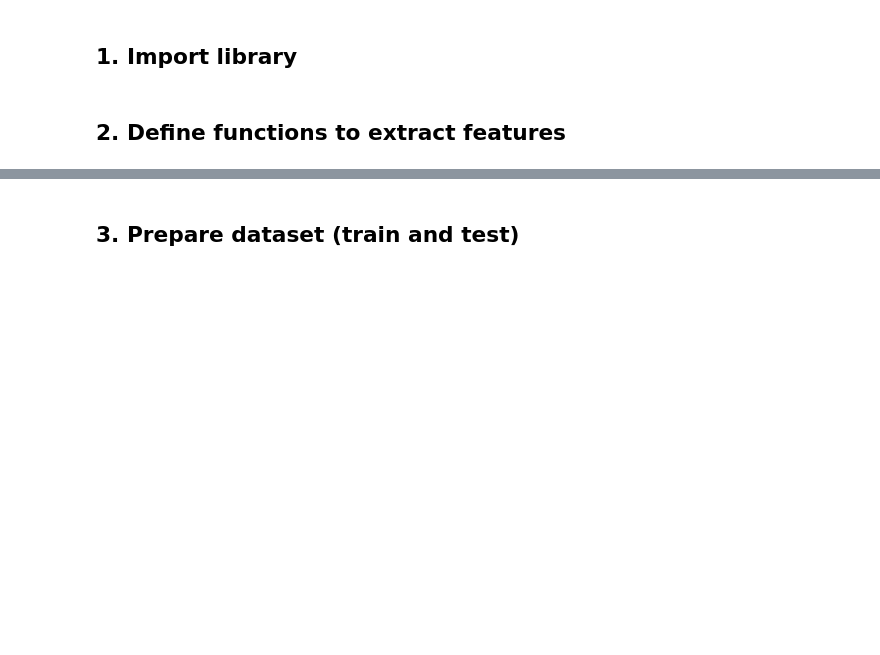
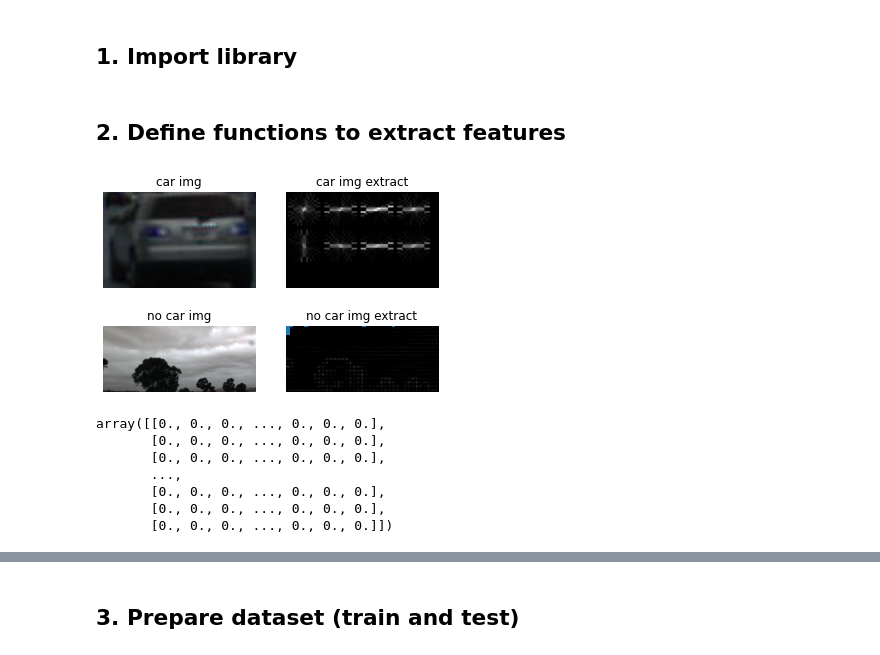
Before and after one commit to Spacider/COMP9517, a Jupyter notebook: COMP9517/proj/proj.ipynb, the cells around one changed output, grey strips where cells are left out. Drawn from its saved outputs; the diff is of its cells as text; code cells hidden in the pictures; blank space fills up the shorter version.

```diff
--- a/COMP9517/proj/proj.ipynb
+++ b/COMP9517/proj/proj.ipynb
@@ -61,0 +84,11 @@ def extract_features(image):
+# %%
+feature_test()
+# %% [output]
+[figure, added]
+array([[0., 0., 0., ..., 0., 0., 0.],
+       [0., 0., 0., ..., 0., 0., 0.],
+       [0., 0., 0., ..., 0., 0., 0.],
+       ...,
+       [0., 0., 0., ..., 0., 0., 0.],
+       [0., 0., 0., ..., 0., 0., 0.],
+       [0., 0., 0., ..., 0., 0., 0.]])
```
Also changed, not shown: parts of 28 cells of this notebook, 7 other files.
